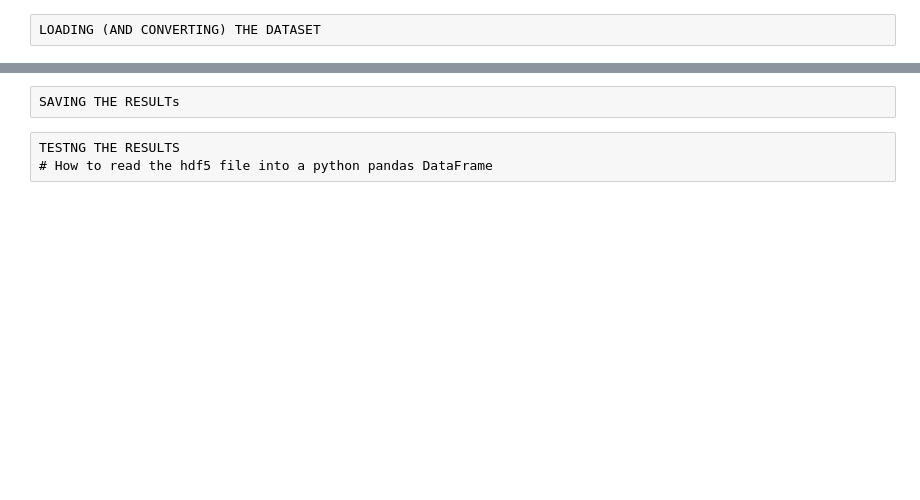
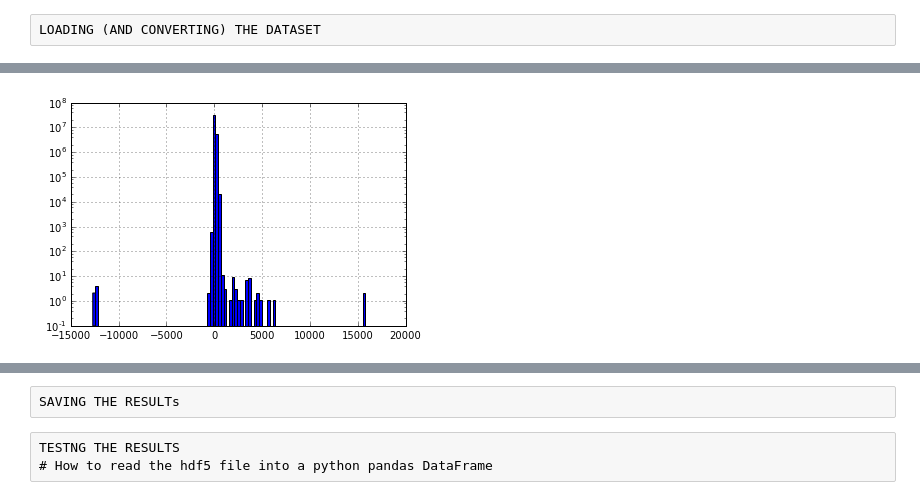
Before and after one commit to MariosRichards/expedia_code, a Jupyter notebook: expedia_kaggle_typing-loading_data.ipynb, the cells around one changed output, grey strips where cells are left out. Saved outputs shown, nothing was run; the diff lists cells and outputs as text; code cells hidden in the pictures; blank space fills up the shorter version.

```diff
--- a/expedia_kaggle_typing-loading_data.ipynb
+++ b/expedia_kaggle_typing-loading_data.ipynb
@@ -305,0 +361,4 @@ dtype: object
+# %%
+filename = 'train_as_hdf'
+train = pd.read_hdf(r"..\expedia_data\{0}.h5".format(filename))
+train.info(memory_usage='deep')
@@ -305,0 +636,2 @@ dtype: object
+# %%
+dataset = train
@@ -305,0 +680,6 @@ dtype: object
+# %%
+fig, ax = plt.subplots()
+dataset["booking_span"].hist(ax=ax, bins=100, bottom=0.1)
+ax.set_yscale('log')
+# %% [output]
+[figure, added]
```
Also changed, not shown: parts of 56 cells of this notebook, 6 other files.
